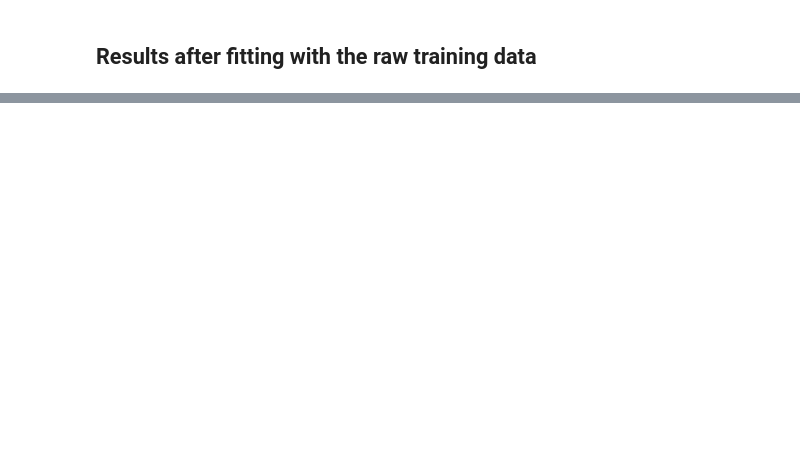
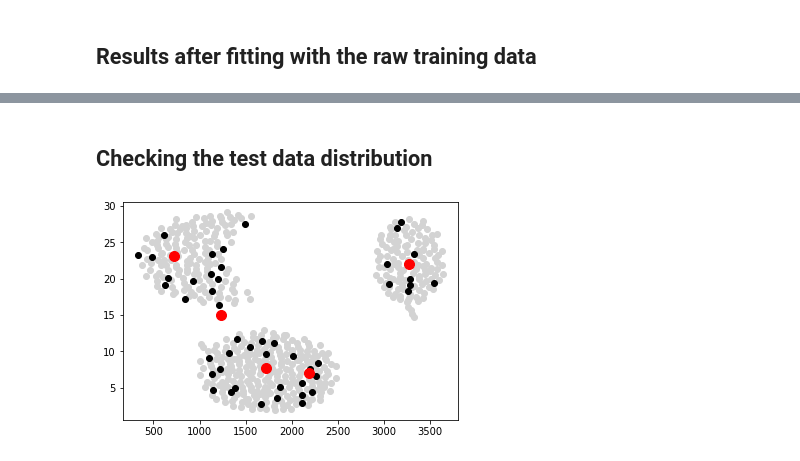
Before and after one commit to jovit/mc866-project-1, a Jupyter notebook: main.ipynb, the cells around one changed output, grey strips where cells are left out. Cells and saved outputs as stored; diff of their text form; code cells hidden in the pictures; blank space fills up the shorter version.

```diff
--- a/main.ipynb
+++ b/main.ipynb
@@ -133,0 +148,11 @@ plt.show()
+# %% [markdown]
+## Checking the test data distribution
+# %%
+# the test data
+fig, ax = plt.subplots()
+ax.scatter(df_train.iloc[:,:1].values, df_train.iloc[:,1:].values, c="lightgray") # the data
+ax.scatter(df_test.iloc[:,:1].values, df_test.iloc[:,1:].values, c="black") # the data
+ax.scatter(k.centroids[:,:1], k.centroids[:,1:], c="red", s=100) # the data
+plt.show()
+# %% [output]
+[figure, added]
```
Also changed, not shown: parts of 22 cells of this notebook.
